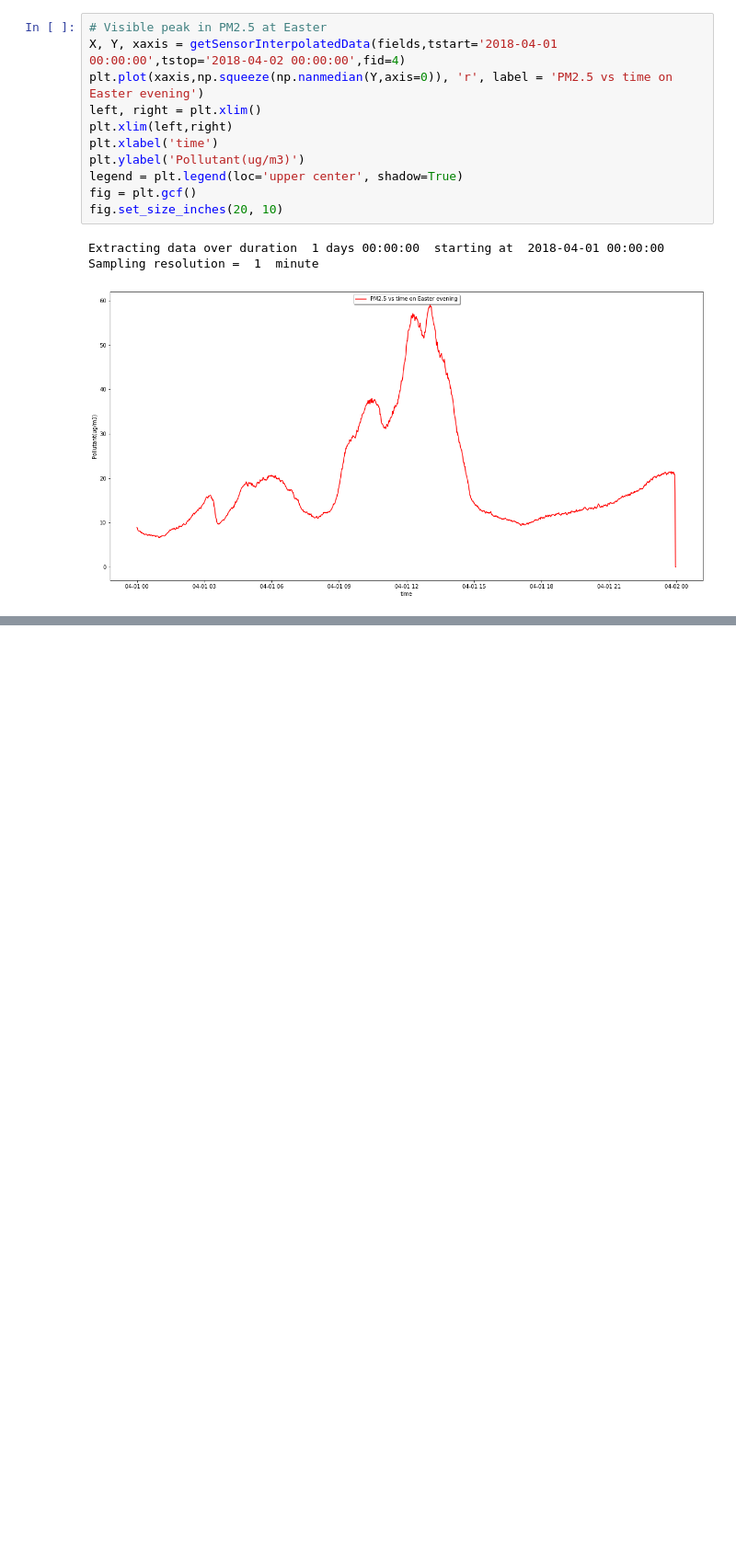
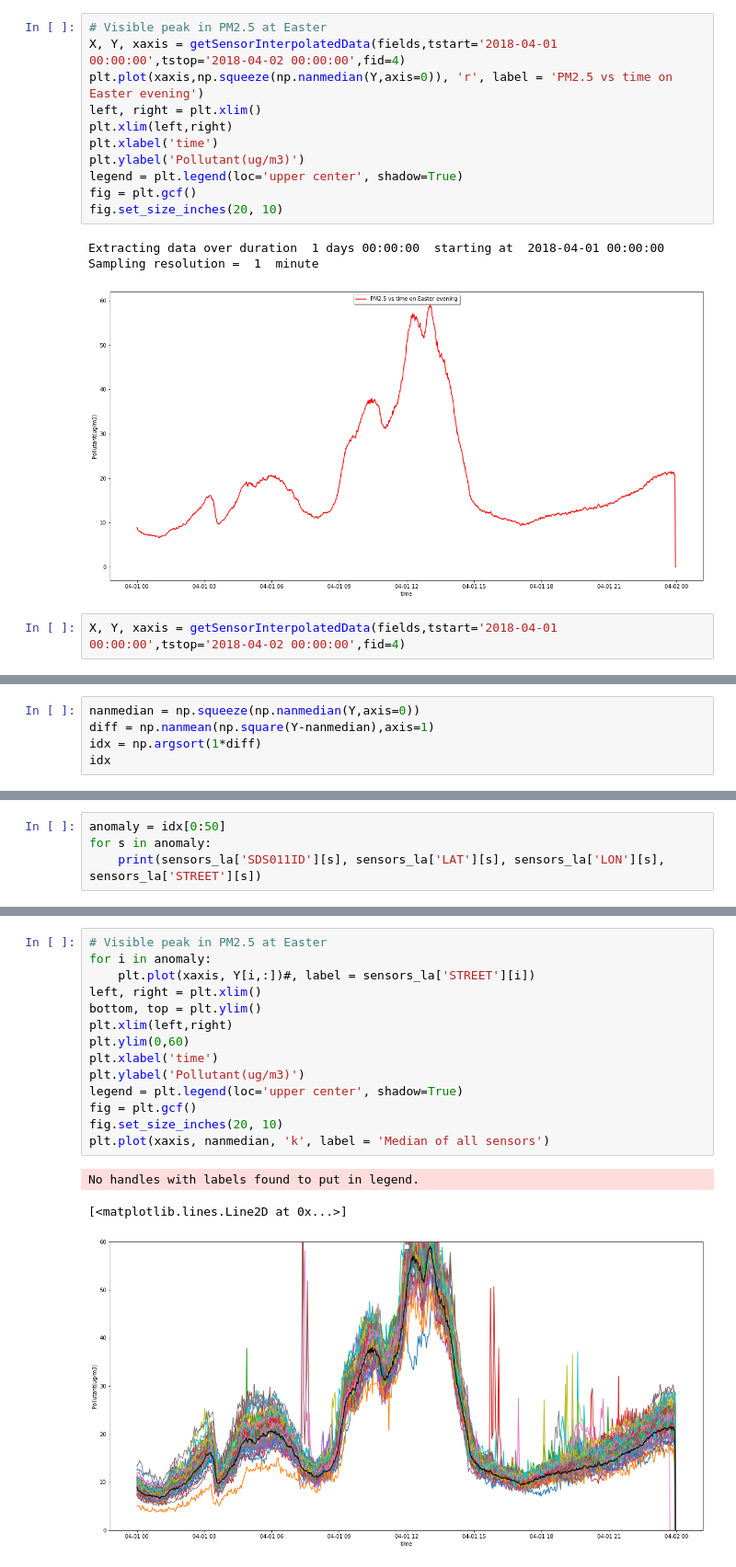
Before and after one commit to eoguzinci/KUL_Datathon_Laqua, a Jupyter notebook: leuvenair/questions.ipynb, the cells around one changed output, grey strips where cells are left out. Shown at 92% size. Cells and saved outputs as stored; diff of their text form; blank space fills up the shorter version.

```diff
--- a/leuvenair/questions.ipynb
+++ b/leuvenair/questions.ipynb
@@ -73,3 +73,5 @@ fig.set_size_inches(20, 10)
 Extracting data over duration  1 days 00:00:00  starting at  2018-04-01 00:00:00
 Sampling resolution =  1  minute
 [figure]
+# %%
+X, Y, xaxis = getSensorInterpolatedData(fields,tstart='2018-04-01 00:00:00',tstop='2018-04-02 00:00:00',fid=4)
@@ -75,0 +81,5 @@ Sampling resolution =  1  minute
+# %%
+nanmedian = np.squeeze(np.nanmedian(Y,axis=0))
+diff = np.nanmean(np.square(Y-nanmedian),axis=1)
+idx = np.argsort(1*diff)
+idx
@@ -75,0 +103,4 @@ Sampling resolution =  1  minute
+# %%
+anomaly = idx[0:50]
+for s in anomaly:
+    print(sensors_la['SDS011ID'][s], sensors_la['LAT'][s], sensors_la['LON'][s], sensors_la['STREET'][s])
@@ -75,0 +125,18 @@ Sampling resolution =  1  minute
+# %%
+# Visible peak in PM2.5 at Easter
+for i in anomaly:
+    plt.plot(xaxis, Y[i,:])#, label = sensors_la['STREET'][i])
+left, right = plt.xlim()
+bottom, top = plt.ylim()
+plt.xlim(left,right)
+plt.ylim(0,60)
+plt.xlabel('time')
+plt.ylabel('Pollutant(ug/m3)')
+legend = plt.legend(loc='upper center', shadow=True)
+fig = plt.gcf()
+fig.set_size_inches(20, 10)
+plt.plot(xaxis, nanmedian, 'k', label = 'Median of all sensors')
+# %% [output]
+No handles with labels found to put in legend.
+[<matplotlib.lines.Line2D at 0x...>]
+[figure, added]
```
Also changed, not shown: parts of 4 cells of this notebook, 19 other files.
